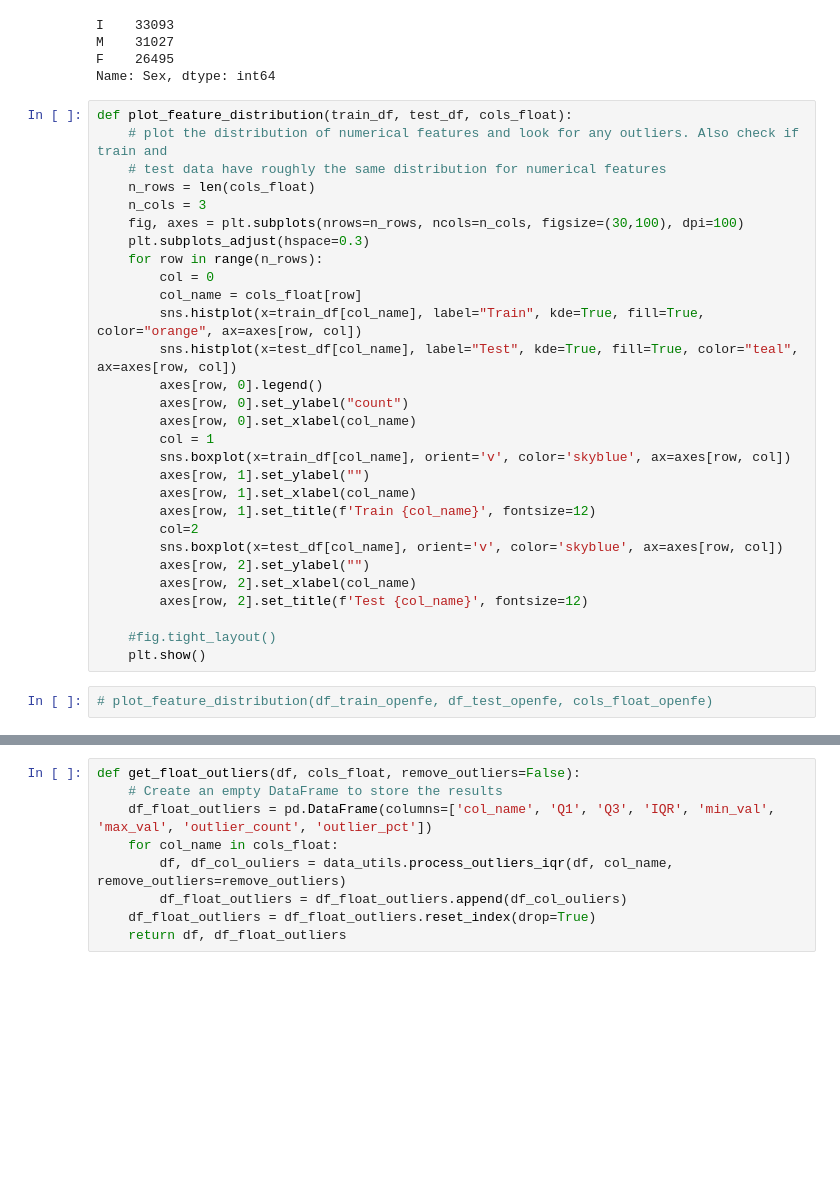
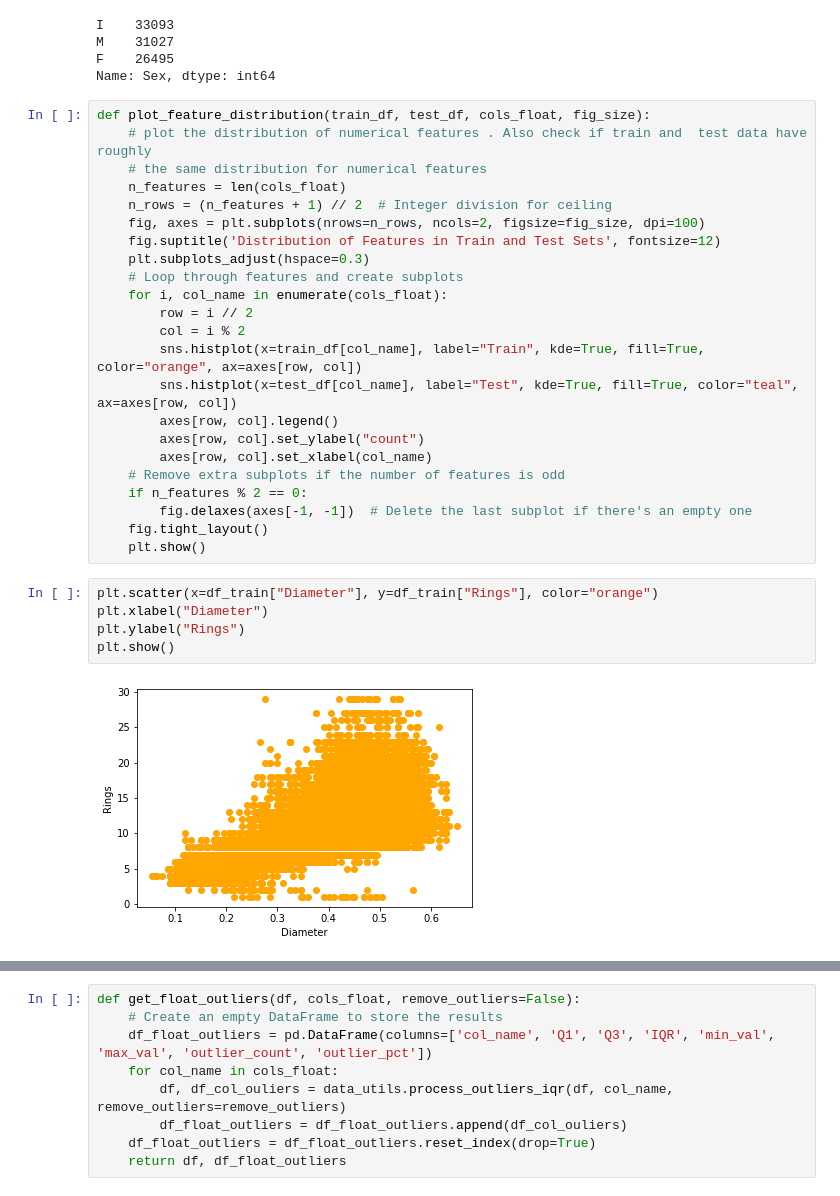
Before and after one commit to bk-anupam/KaggleChallenges, a Jupyter notebook: TABULAR/ABALONE/abalone_eda.ipynb, the cells around one changed output, grey strips where cells are left out. Saved outputs shown, nothing was run; the diff lists cells and outputs as text; blank space fills up the shorter version.

```diff
--- a/TABULAR/ABALONE/abalone_eda.ipynb
+++ b/TABULAR/ABALONE/abalone_eda.ipynb
@@ -161,33 +174,32 @@ M    31027
 F    26495
 Name: Sex, dtype: int64
 # %%
-def plot_feature_distribution(train_df, test_df, cols_float):
-    # plot the distribution of numerical features and look for any outliers. Also check if train and
-    # test data have roughly the same distribution for numerical features
-    n_rows = len(cols_float)
-    n_cols = 3
-    fig, axes = plt.subplots(nrows=n_rows, ncols=n_cols, figsize=(30,100), dpi=100)
+def plot_feature_distribution(train_df, test_df, cols_float, fig_size):
+    # plot the distribution of numerical features . Also check if train and  test data have roughly
+    # the same distribution for numerical features
+    n_features = len(cols_float)
+    n_rows = (n_features + 1) // 2  # Integer division for ceiling
+    fig, axes = plt.subplots(nrows=n_rows, ncols=2, figsize=fig_size, dpi=100)
+    fig.suptitle('Distribution of Features in Train and Test Sets', fontsize=12)
     plt.subplots_adjust(hspace=0.3)
-    for row in range(n_rows):
-        col = 0
-        col_name = cols_float[row]
+    # Loop through features and create subplots
+    for i, col_name in enumerate(cols_float):
+        row = i // 2
+        col = i % 2
         sns.histplot(x=train_df[col_name], label="Train", kde=True, fill=True, color="orange", ax=axes[row, col])
         sns.histplot(x=test_df[col_name], label="Test", kde=True, fill=True, color="teal", ax=axes[row, col])
-        axes[row, 0].legend()
-        axes[row, 0].set_ylabel("count")
-        axes[row, 0].set_xlabel(col_name)
-        col = 1
-        sns.boxplot(x=train_df[col_name], orient='v', color='skyblue', ax=axes[row, col])
-        axes[row, 1].set_ylabel("")
-        axes[row, 1].set_xlabel(col_name)
-        axes[row, 1].set_title(f'Train {col_name}', fontsize=12)
-        col=2
-        sns.boxplot(x=test_df[col_name], orient='v', color='skyblue', ax=axes[row, col])
-        axes[row, 2].set_ylabel("")
-        axes[row, 2].set_xlabel(col_name)
-        axes[row, 2].set_title(f'Test {col_name}', fontsize=12)
-
-    #fig.tight_layout()
+        axes[row, col].legend()
+        axes[row, col].set_ylabel("count")
+        axes[row, col].set_xlabel(col_name)
+    # Remove extra subplots if the number of features is odd
+    if n_features % 2 == 0:
+        fig.delaxes(axes[-1, -1])  # Delete the last subplot if there's an empty one
+    fig.tight_layout()
     plt.show()
-# %%
-# plot_feature_distribution(df_train_openfe, df_test_openfe, cols_float_openfe)
+# %%
+plt.scatter(x=df_train["Diameter"], y=df_train["Rings"], color="orange")
+plt.xlabel("Diameter")
+plt.ylabel("Rings")
+plt.show()
+# %% [output]
+[figure, added]
```
Also changed, not shown: parts of 16 cells of this notebook, 3 other files.
